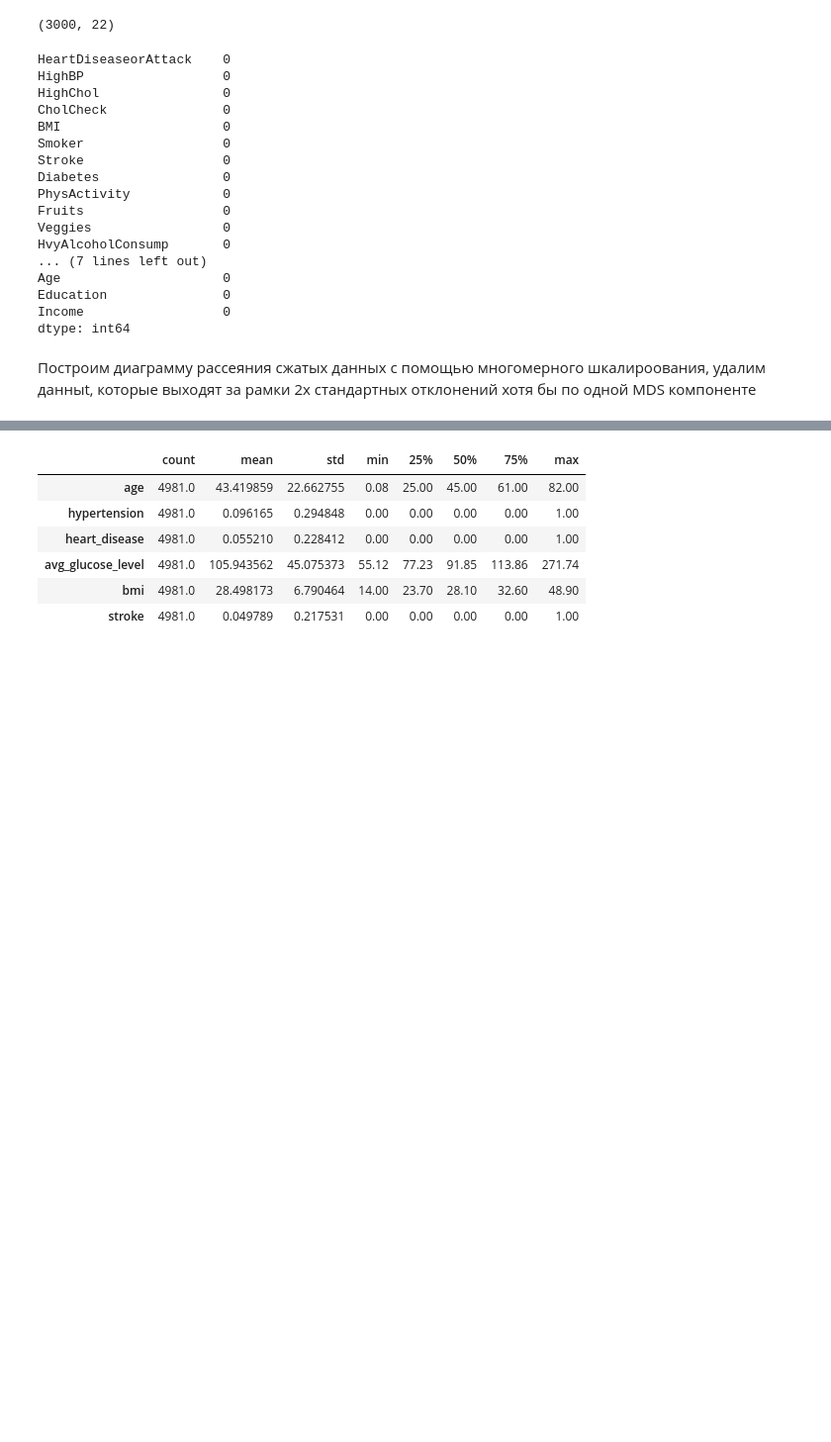
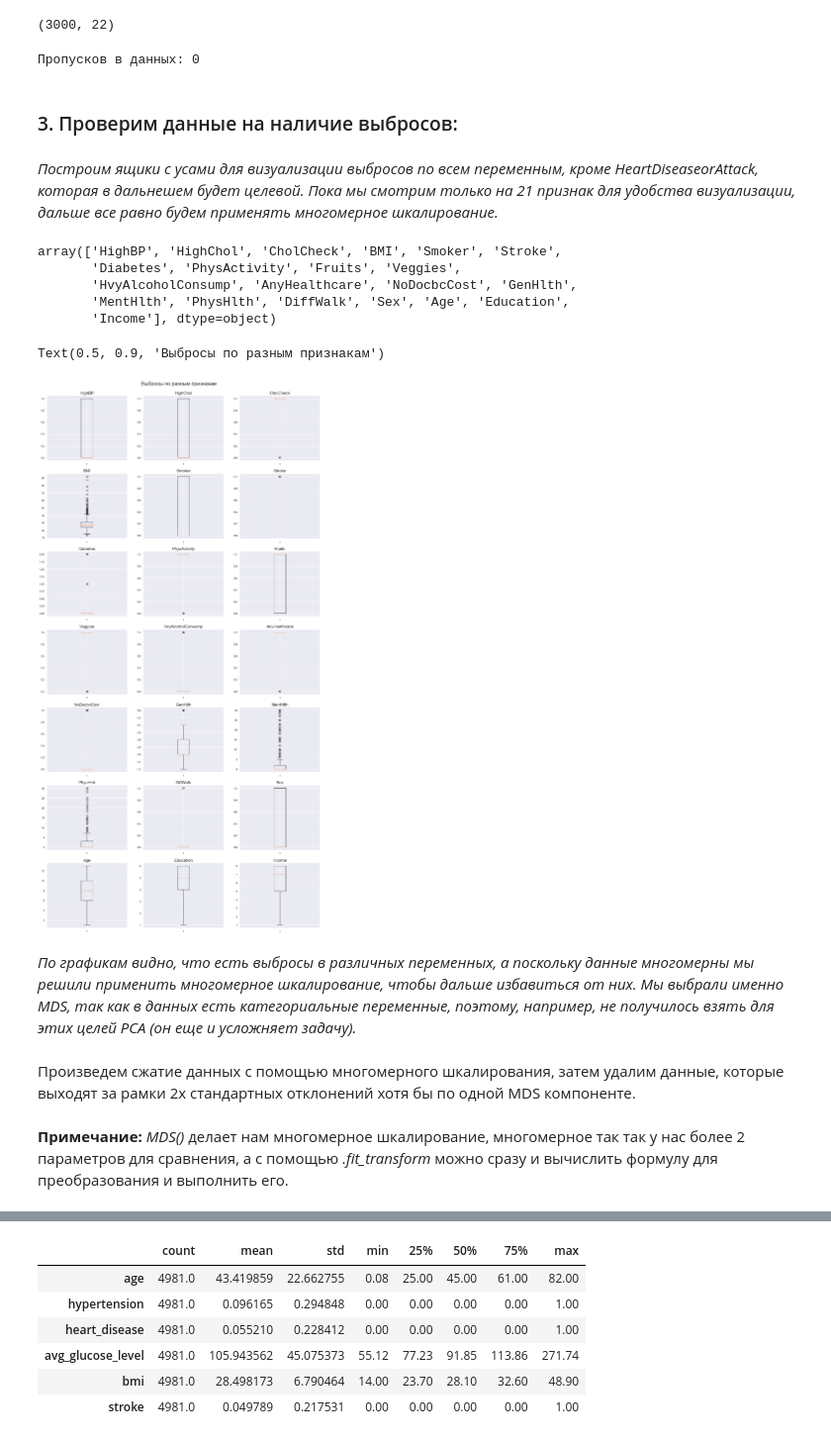
Before and after one commit to KhalifaevaLeyla/ProjectPython, a Jupyter notebook: ProjectPython.stroke_heart.ipynb, the cells around one changed output, grey strips where cells are left out. Shown at 99% size. Cells and saved outputs as stored; diff of their text form; code cells hidden in the pictures; blank space fills up the shorter version.

```diff
--- a/ProjectPython.stroke_heart.ipynb
+++ b/ProjectPython.stroke_heart.ipynb
@@ -16,6 +16,10 @@ from sklearn.manifold import MDS
 # делаем импорт всех необходимых библиотек
 import seaborn as sns
 import matplotlib.pyplot as plt
+sns.set_theme(style="darkgrid", palette="muted")
+# Отключение некоторых лишних предупреждений
+import warnings
+warnings.filterwarnings("ignore")
 # %% [markdown]
 ## Часть 1: Предварительныя обработка данных и визуализация
 # %% [markdown]
@@ -73,26 +116,41 @@ data_heart.shape #  shape вернет нам кортеж с размернос
 # %% [output]
 (3000, 22)
 # %%
-# Пропусков нет
-data_heart.isna().sum() # функция isna ищет пропуски в данных, функция sum суммировала бы их для получения общего количества, но пропусков в данных нет, поэтому везде стоят нули
+# Проверим данные на пропуски
+# функция isna ищет пропуски в данных, функция sum суммирует
+print(f'Пропусков в данных: {data_heart.isna().sum().sum()}')
 # %% [output]
-HeartDiseaseorAttack    0
-HighBP                  0
-HighChol                0
-CholCheck               0
-BMI                     0
-Smoker                  0
-Stroke                  0
-Diabetes                0
-PhysActivity            0
-Fruits                  0
-Veggies                 0
-HvyAlcoholConsump       0
-... (7 lines left out)
-Age                     0
-Education               0
-Income                  0
-dtype: int64
+Пропусков в данных: 0
+# %% [markdown]
+### 3. Проверим данные на наличие выбросов:
+# %% [markdown]
+_Построим ящики с усами для визуализации выбросов по всем переменным, кроме HeartDiseaseorAttack, которая в дальнешем будет целевой. Пока мы смотрим только на 21 признак для удобства визуализации, дальше все равно будем применять многомерное шкалирование._
+# %%
+cols = np.array(data_heart.columns)[1:]
+cols
+# %% [output]
+array(['HighBP', 'HighChol', 'CholCheck', 'BMI', 'Smoker', 'Stroke',
+       'Diabetes', 'PhysActivity', 'Fruits', 'Veggies',
+       'HvyAlcoholConsump', 'AnyHealthcare', 'NoDocbcCost', 'GenHlth',
+       'MentHlth', 'PhysHlth', 'DiffWalk', 'Sex', 'Age', 'Education',
+       'Income'], dtype=object)
+# %%
+def boxplots(data: pd.DataFrame, colnames: np.array): #напишем функцию, которая построит все графики сразу
+    plt.figure(figsize = (20, 40))
+    for ind in range(1, len(colnames)+1):
+        ax = plt.subplot(7, 3, ind)
+        plt.boxplot(data[colnames[ind-1]])
+        plt.title(colnames[ind-1], fontsize=17)
+# %%
+boxplots(data_heart, cols)
+plt.suptitle('Выбросы по разным признакам', fontsize=21, y=0.9)
+# %% [output]
+Text(0.5, 0.9, 'Выбросы по разным признакам')
+[figure, added]
+# %% [markdown]
+_По графикам видно, что есть выбросы в различных переменных, а поскольку данные многомерны мы решили применить многомерное шкалирование, чтобы дальше избавиться от них. Мы выбрали именно MDS, так как в данных есть категориальные переменные, поэтому, например, не получилось взять для этих целей PCA (он еще и усложняет задачу)._
 # %% [markdown]
-Построим диаграмму рассеяния сжатых данных с помощью многомерного шкалироования, удалим данныt, которые выходят за рамки 2х стандартных отклонений хотя бы по одной MDS компоненте
+Произведем сжатие данных с помощью многомерного шкалирования, затем удалим данные, которые выходят за рамки 2х стандартных отклонений хотя бы по одной MDS компоненте.
+# %% [markdown]
+__Примечание:__ _MDS()_ делает нам многомерное шкалирование, многомерное так так у нас более 2 параметров для сравнения, а с помощью _.fit_transform_ можно сразу и вычислить формулу для преобразования и выполнить его.
 # %%
```
Also changed, not shown: parts of 102 cells of this notebook.
